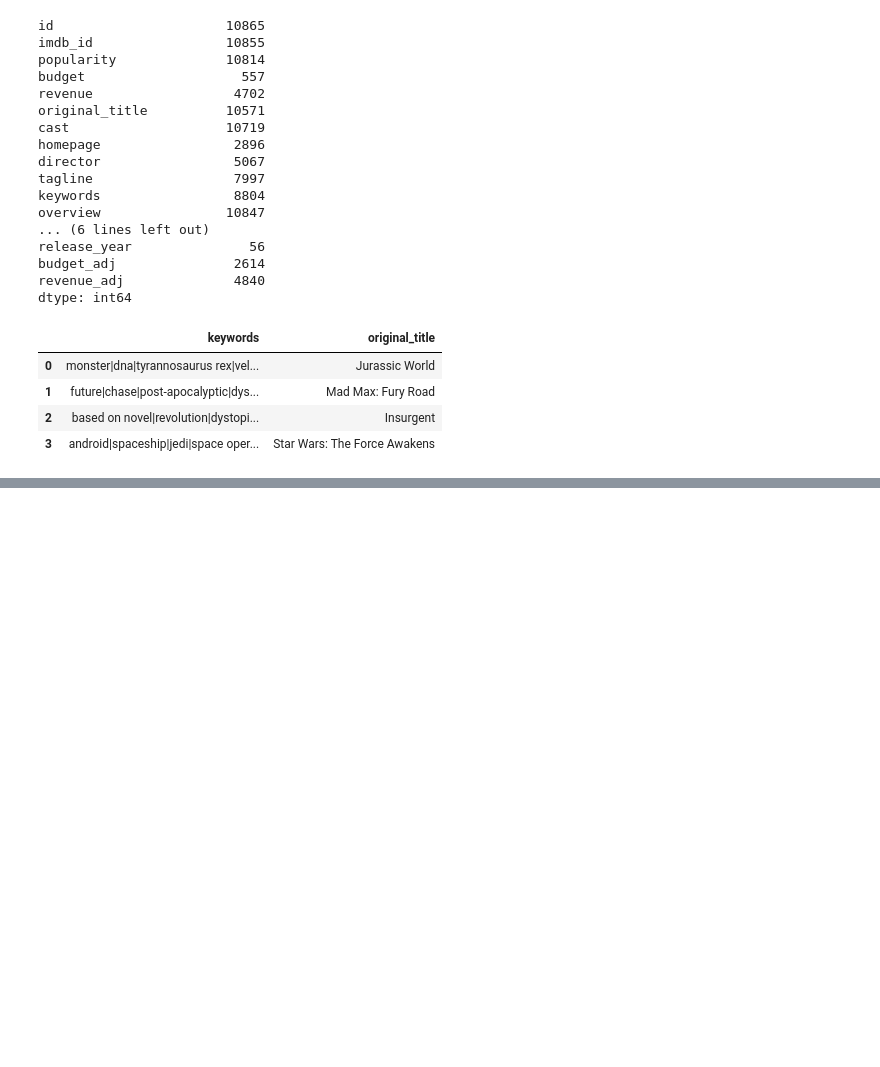
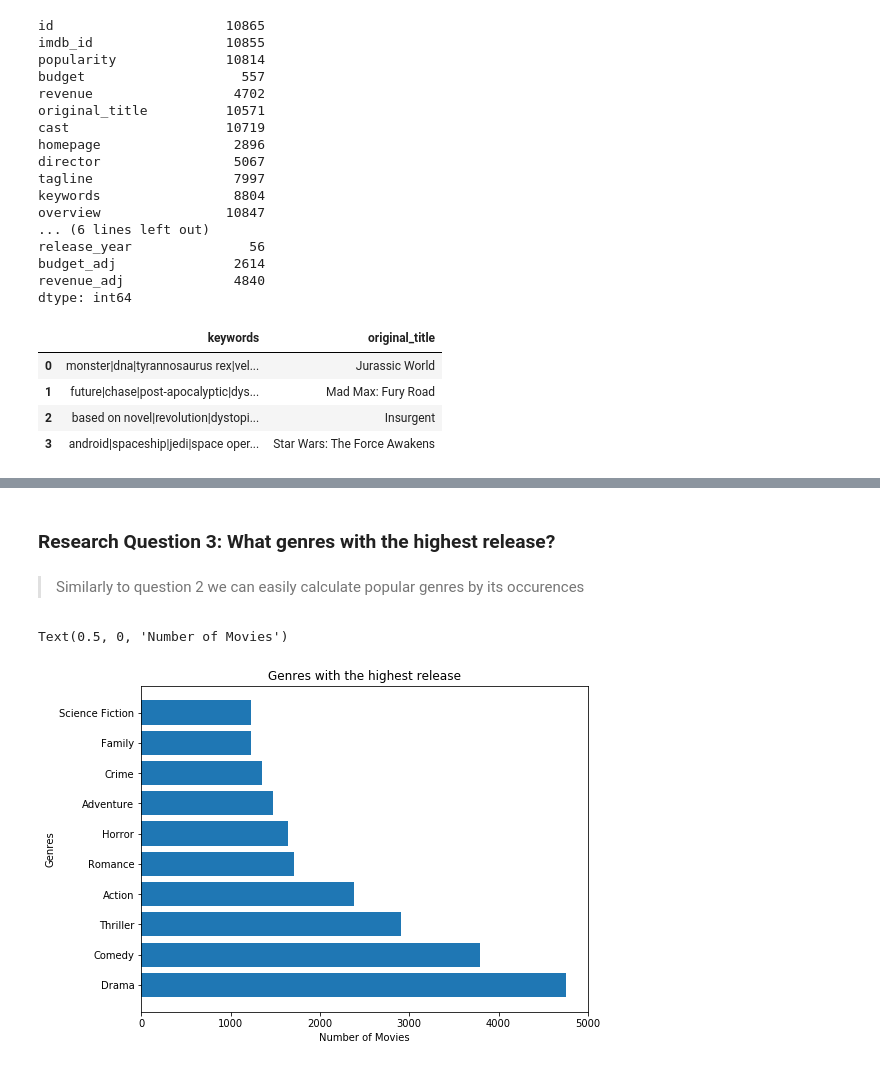
Before and after one commit to ibragimoveldor/Data-Analyst-Projects, a Jupyter notebook: Project_2/Final_submission/investigate-a-dataset-template.ipynb, the cells around one changed output, grey strips where cells are left out. Saved outputs shown, nothing was run; the diff lists cells and outputs as text; code cells hidden in the pictures; blank space fills up the shorter version.

```diff
--- a/Project_2/Final_submission/investigate-a-dataset-template.ipynb
+++ b/Project_2/Final_submission/investigate-a-dataset-template.ipynb
@@ -203,0 +274,25 @@ dtype: int64
+# %% [markdown]
+### Research Question 3:  What genres with the highest release?
+# %% [markdown]
+> Similarly to question 2 we can easily calculate popular genres by its occurences
+# %%
+#take genres from the data
+genres = df['genres']
+
+#count occurences of each genres
+genres_occurs = occur_count(genres)
+
+#top10_genres
+top10_genres = top_occurs(genres_occurs)[0:10]
+
+plt.figure(figsize=(8,6))
+
+plt.barh(top10_genres['names'], top10_genres['occurrences']);
+plt.title('Genres with the highest release')
+plt.ylabel('Genres')
+#plt.colorbar()
+plt.xlabel('Number of Movies')
+#plt.xticks(rotation=90);
+# %% [output]
+Text(0.5, 0, 'Number of Movies')
+[figure, added]
```
Also changed, not shown: parts of 51 cells of this notebook, 2 other files.
